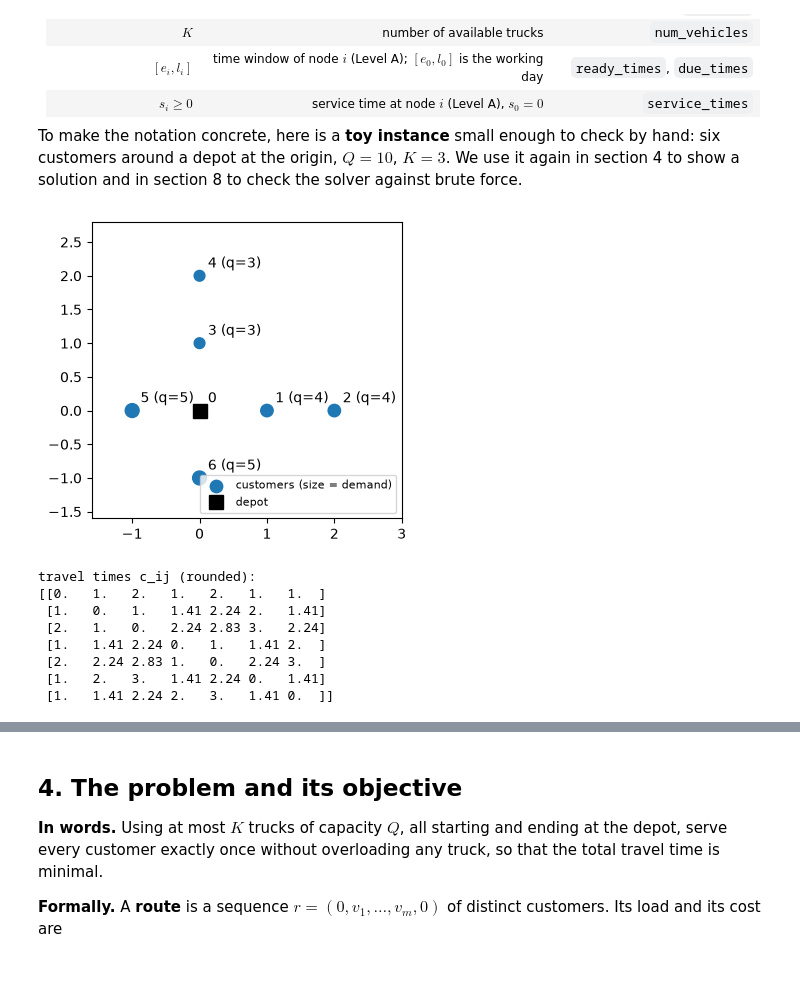
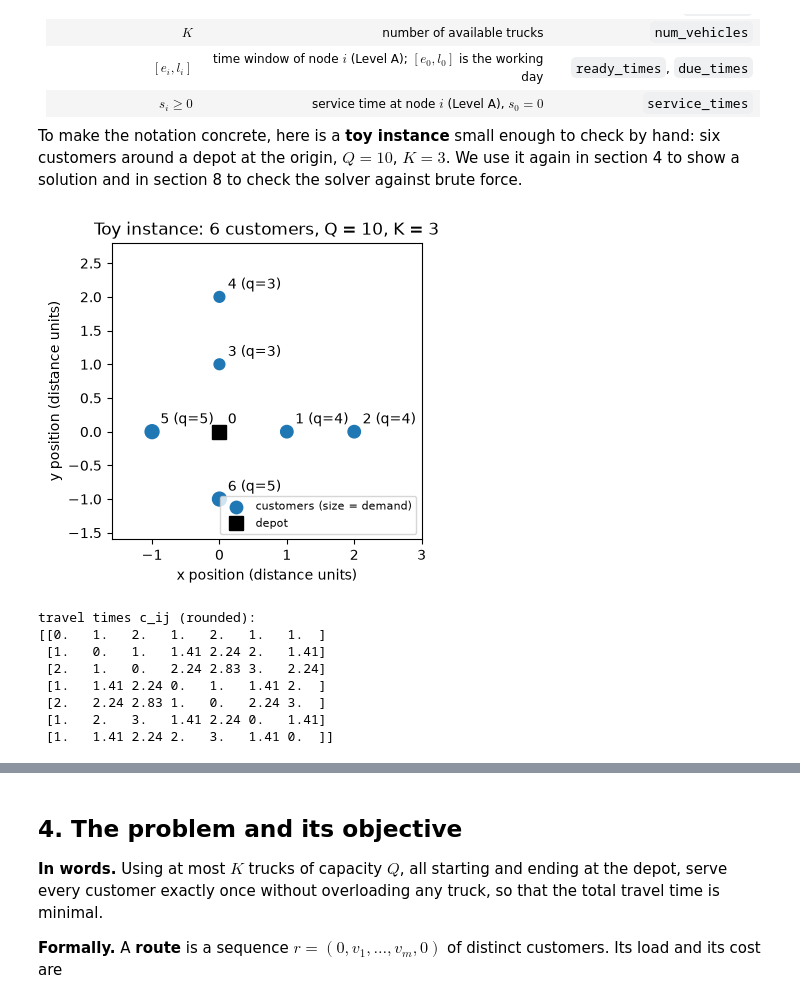
Before and after one commit to zzaved/cesi-cvrp-metaheuristics, a Jupyter notebook: notebooks/01_modeling_check.ipynb, the cells around one changed output, grey strips where cells are left out. Drawn from its saved outputs; the diff is of its cells as text; code cells hidden in the pictures; blank space fills up the shorter version.

Commit message:
docs(notebooks): label chart axes and explain how to read each chart

```diff
--- a/notebooks/01_modeling_check.ipynb
+++ b/notebooks/01_modeling_check.ipynb
@@ -240,20 +256,22 @@ solution and in section 8 to check the solver against brute force.
 # %%
 coords = np.array([[0, 0], [1, 0], [2, 0], [0, 1], [0, 2], [-1, 0], [0, -1]], dtype=float)
 demands = np.array([0, 4, 4, 3, 3, 5, 5], dtype=float)
 toy = Instance(name="toy", coords=coords, demands=demands, capacity=10, num_vehicles=3)
 
 fig, ax = plt.subplots(figsize=(4, 4))
 ax.scatter(*coords[1:].T, s=demands[1:] * 20, label="customers (size = demand)")
 ax.plot(*coords[0], "ks", ms=10, label="depot")
 for i, (x, y) in enumerate(coords):
     ax.annotate(f"{i} (q={demands[i]:.0f})" if i else "0", (x, y), textcoords="offset points",
                 xytext=(6, 6))
 ax.set_aspect("equal"); ax.set_xlim(-1.6, 3); ax.set_ylim(-1.6, 2.8)
+ax.set_xlabel("x position (distance units)"); ax.set_ylabel("y position (distance units)")
+ax.set_title("Toy instance: 6 customers, Q = 10, K = 3")
 ax.legend(loc="lower right", fontsize=8); plt.show()
 print("travel times c_ij (rounded):")
 print(np.round(toy.dist, 2))
 # %% [output]
-[figure, old version]
+[figure, new version]
 travel times c_ij (rounded):
 [[0.   1.   2.   1.   2.   1.   1.  ]
  [1.   0.   1.   1.41 2.24 2.   1.41]
```
Also changed, not shown: parts of 8 cells of this notebook.
